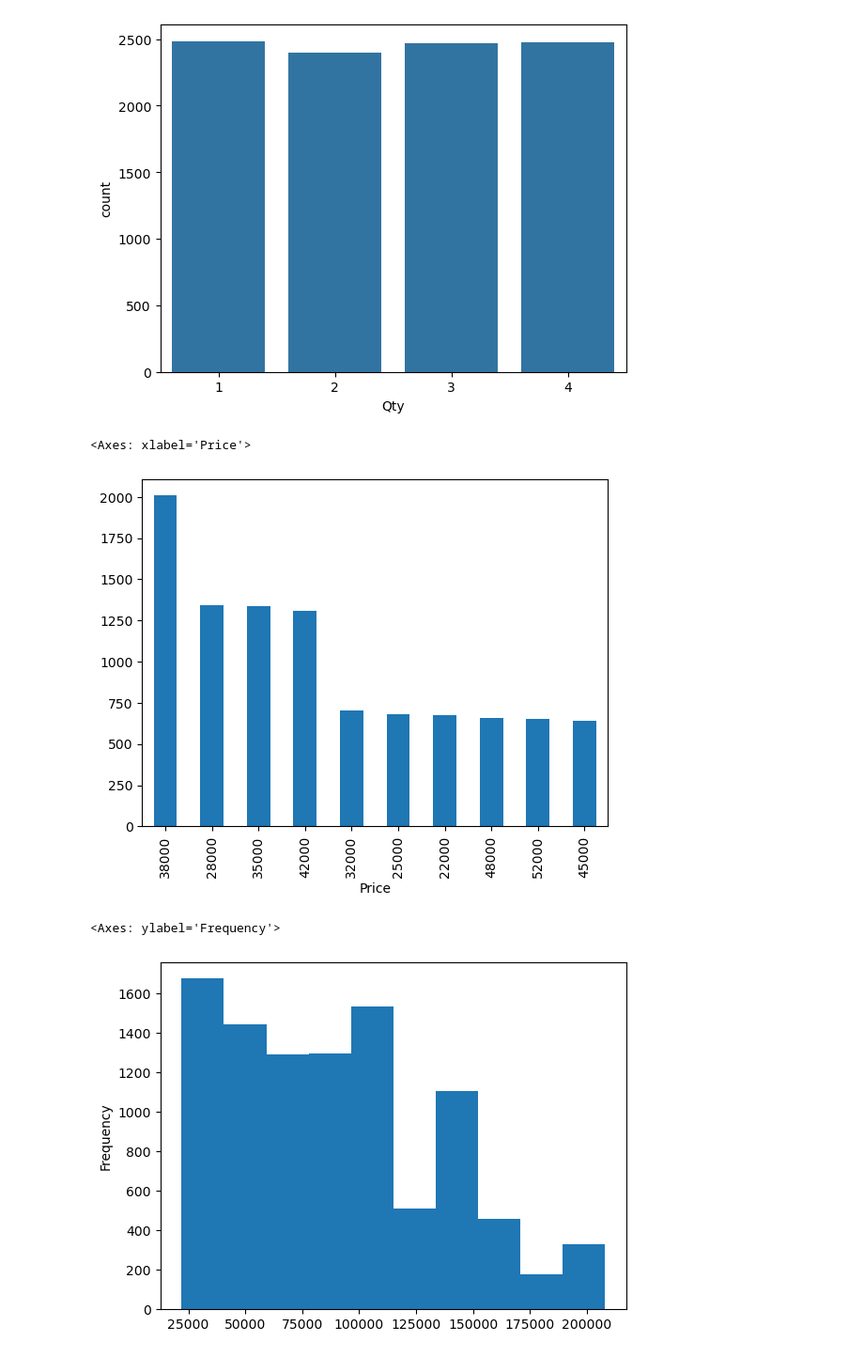
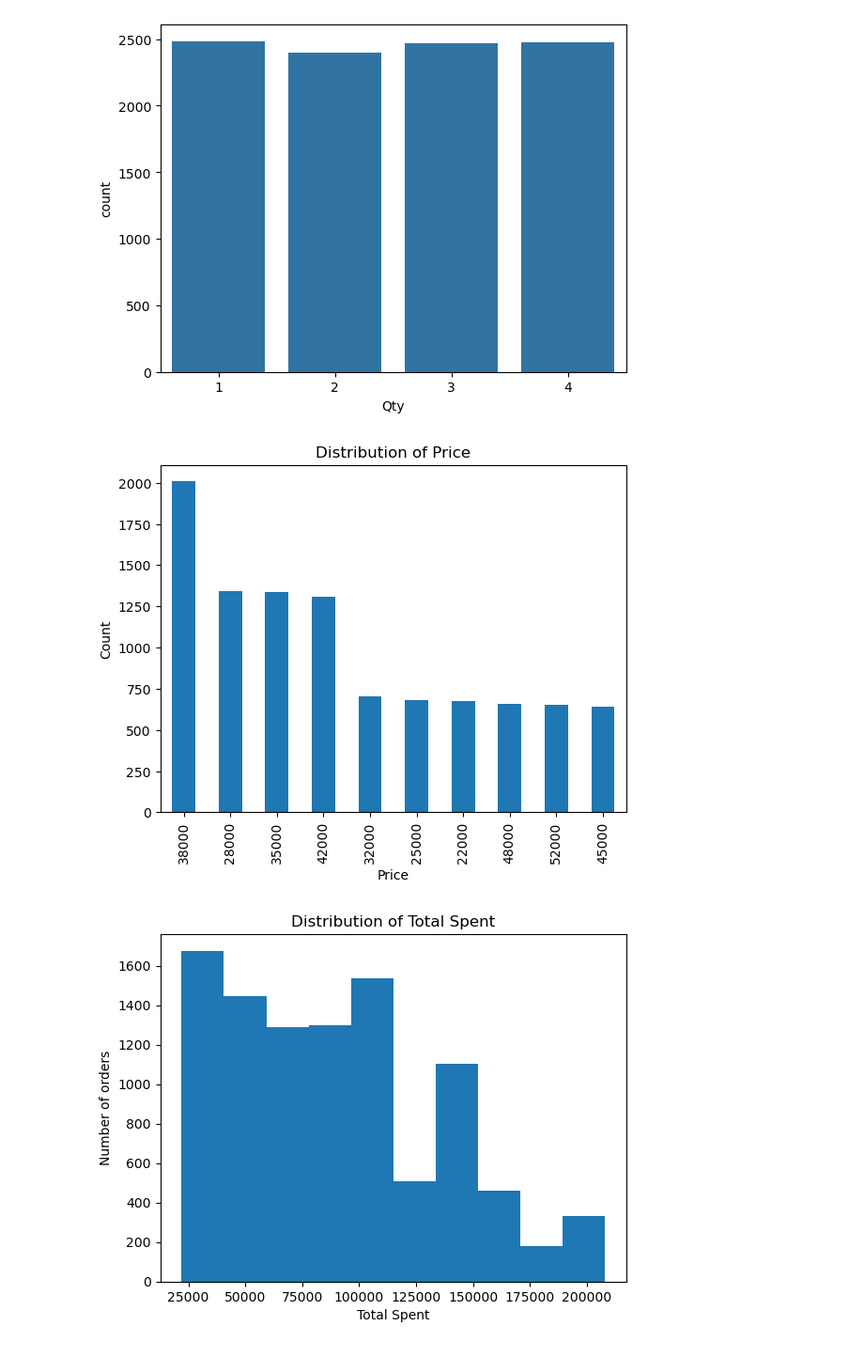
Before and after one commit to Sreesanth-e/EDA, a Jupyter notebook: dirty_dataset/Clean_cafe_sales_1.ipynb, the cells around one changed output. Shown at 94% size. Saved outputs shown, nothing was run; the diff lists cells and outputs as text; code cells hidden in the pictures.

```diff
--- a/dirty_dataset/Clean_cafe_sales_1.ipynb
+++ b/dirty_dataset/Clean_cafe_sales_1.ipynb
@@ -819,11 +819,17 @@ sns.countplot(x = 'Qty' , data = df)
 [figure]
 # %%
 df['Price'].value_counts().plot(kind='bar')
+plt.xlabel('Price')
+plt.ylabel('Count')
+plt.title('Distribution of Price')
+plt.show()
 # %% [output]
-<Axes: xlabel='Price'>
-[figure, old version]
+[figure, new version]
 # %%
 df['Total Spent'].plot(kind='hist')
+plt.xlabel('Total Spent')
+plt.ylabel('Number of orders')
+plt.title('Distribution of Total Spent')
+plt.show()
 # %% [output]
-<Axes: ylabel='Frequency'>
-[figure, old version]
+[figure, new version]
```
Also changed, not shown: parts of 1 cell of this notebook.
